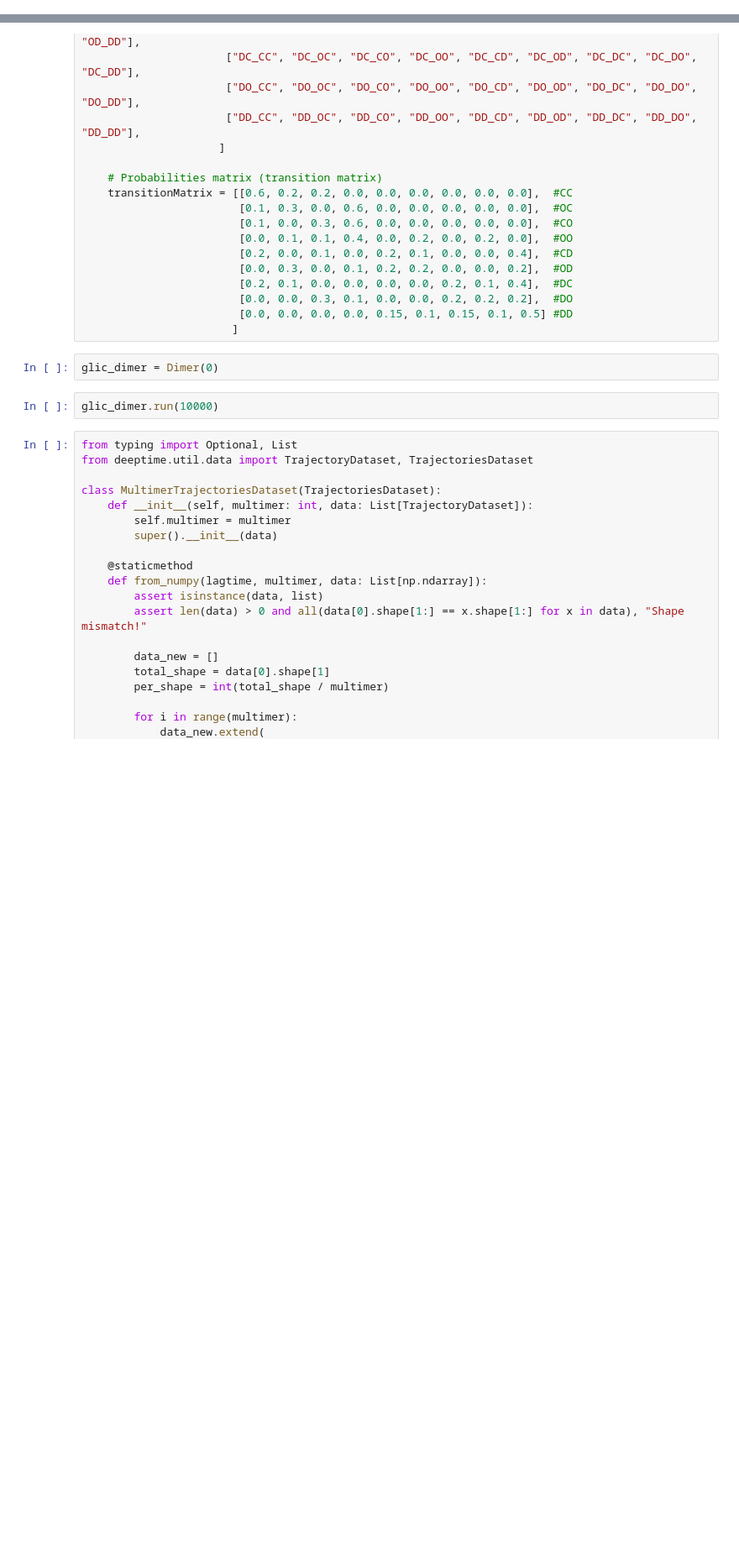
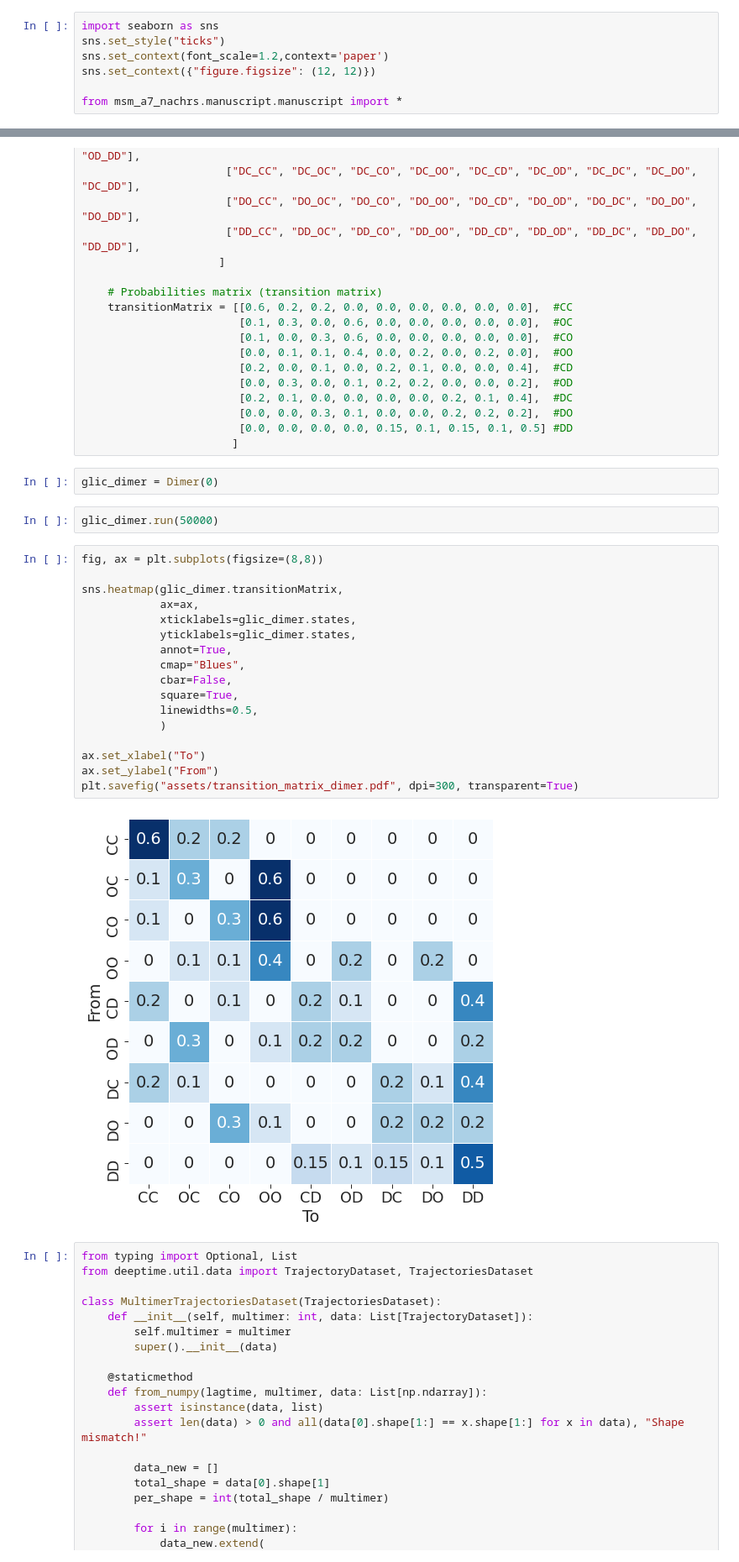
Before and after one commit to yuxuanzhuang/msm_a7_nachrs, a Jupyter notebook: Examples/dimer.ipynb, the cells around one changed output, grey strips where cells are left out. Shown: that part at 84% size. Saved outputs shown, nothing was run; the diff lists cells and outputs as text; blank space fills up the shorter version.

```diff
--- a/Examples/dimer.ipynb
+++ b/Examples/dimer.ipynb
@@ -1,3 +1,10 @@
+# %%
+import seaborn as sns
+sns.set_style("ticks")
+sns.set_context(font_scale=1.2,context='paper')
+sns.set_context({"figure.figsize": (12, 12)})
+
+from msm_a7_nachrs.manuscript.manuscript import *
 # %%
 import pandas as pd
 from random import seed
@@ -115,7 +120,26 @@ class Dimer(object):
 # %%
 glic_dimer = Dimer(0)
 # %%
-glic_dimer.run(10000)
+glic_dimer.run(50000)
+# %%
+fig, ax = plt.subplots(figsize=(8,8))
+
+sns.heatmap(glic_dimer.transitionMatrix,
+            ax=ax,
+            xticklabels=glic_dimer.states,
+            yticklabels=glic_dimer.states,
+            annot=True,
+            cmap="Blues",
+            cbar=False,
+            square=True,
+            linewidths=0.5,
+            )
+
+ax.set_xlabel("To")
+ax.set_ylabel("From")
+plt.savefig("assets/transition_matrix_dimer.pdf", dpi=300, transparent=True)
+# %% [output]
+[figure, added]
 # %%
 from typing import Optional, List
 from deeptime.util.data import TrajectoryDataset, TrajectoriesDataset
```
Also changed, not shown: parts of 65 cells of this notebook, 3 other files.
